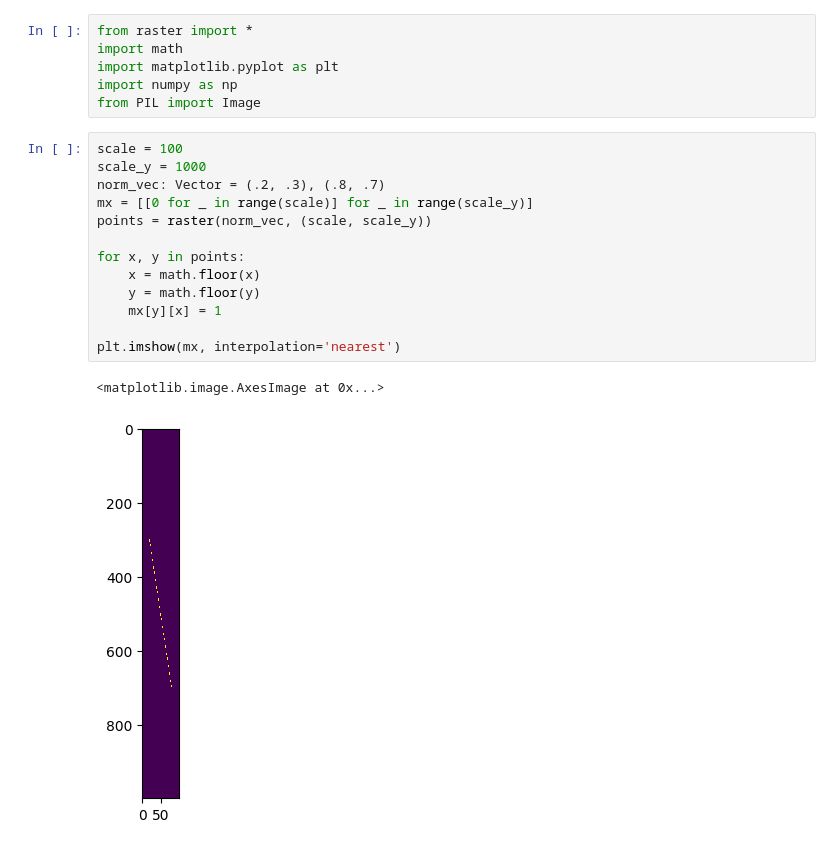
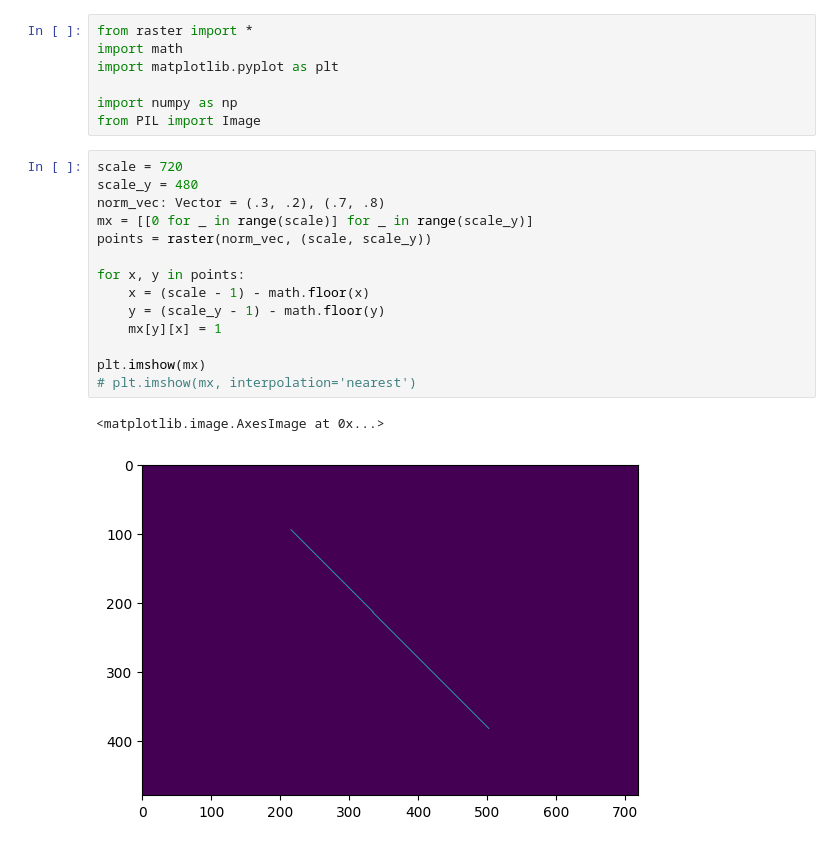
Before and after one commit to Beloin/PythonGraphicLibrary, a Jupyter notebook: test.ipynb, the cells around one changed output. Drawn from its saved outputs; the diff is of its cells as text.

```diff
--- a/test.ipynb
+++ b/test.ipynb
@@ -2,21 +2,23 @@
 from raster import *
 import math
 import matplotlib.pyplot as plt
+
 import numpy as np
 from PIL import Image
 # %%
-scale = 100
-scale_y = 1000
-norm_vec: Vector = (.2, .3), (.8, .7)
+scale = 720
+scale_y = 480
+norm_vec: Vector = (.3, .2), (.7, .8)
 mx = [[0 for _ in range(scale)] for _ in range(scale_y)]
 points = raster(norm_vec, (scale, scale_y))
 
 for x, y in points:
-    x = math.floor(x)
-    y = math.floor(y)
+    x = (scale - 1) - math.floor(x)
+    y = (scale_y - 1) - math.floor(y)
     mx[y][x] = 1
 
-plt.imshow(mx, interpolation='nearest')
+plt.imshow(mx)
+# plt.imshow(mx, interpolation='nearest')
 # %% [output]
 <matplotlib.image.AxesImage at 0x...>
-[figure, old version]
+[figure, new version]
```
Also changed, not shown: parts of 2 cells of this notebook, 1 other file.
